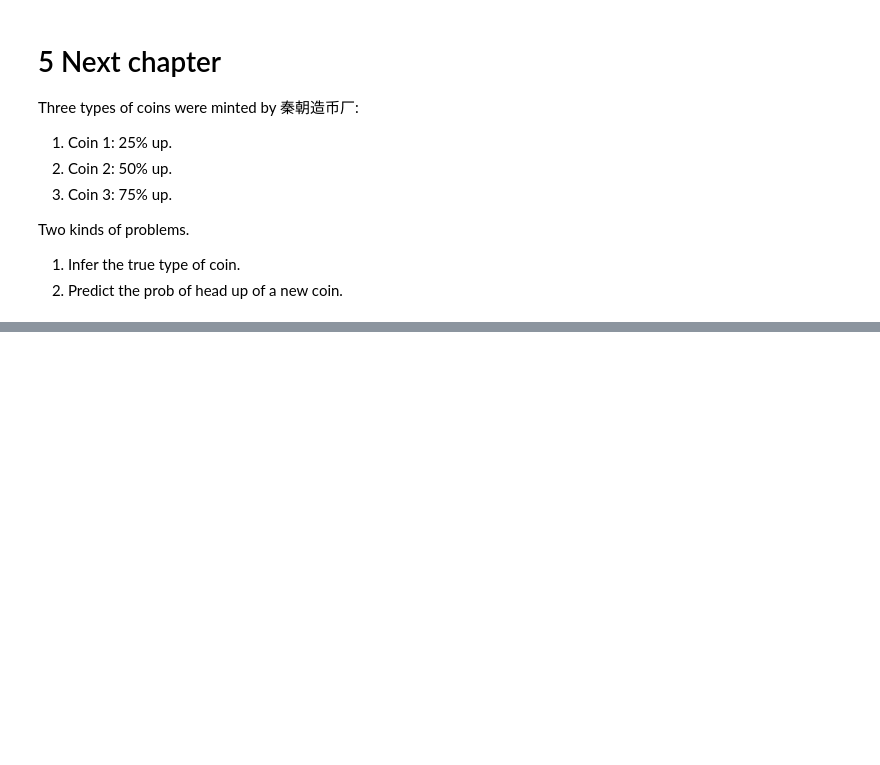
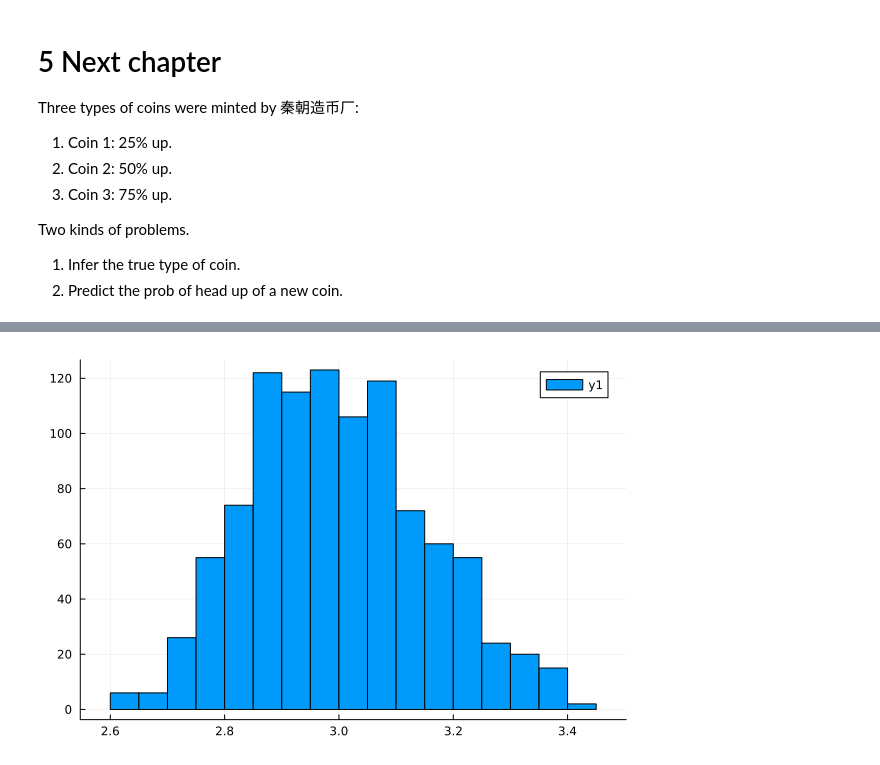
Before and after one commit to polyactis/julia-prob-programming, a Jupyter notebook: Turing-Quickstart-Beta-Bernoulli.ipynb, the cells around one changed output, grey strips where cells are left out. Cells and saved outputs as stored; diff of their text form; code cells hidden in the pictures; blank space fills up the shorter version.

```diff
--- a/Turing-Quickstart-Beta-Bernoulli.ipynb
+++ b/Turing-Quickstart-Beta-Bernoulli.ipynb
@@ -411,0 +458,4 @@ histogram(chains[:p])
+# %%
+histogram(chain_with_gamma_and_beta_prior[:r])
+# %% [output]
+[figure, added]
```
Also changed, not shown: parts of 13 cells of this notebook, 2 other files.
